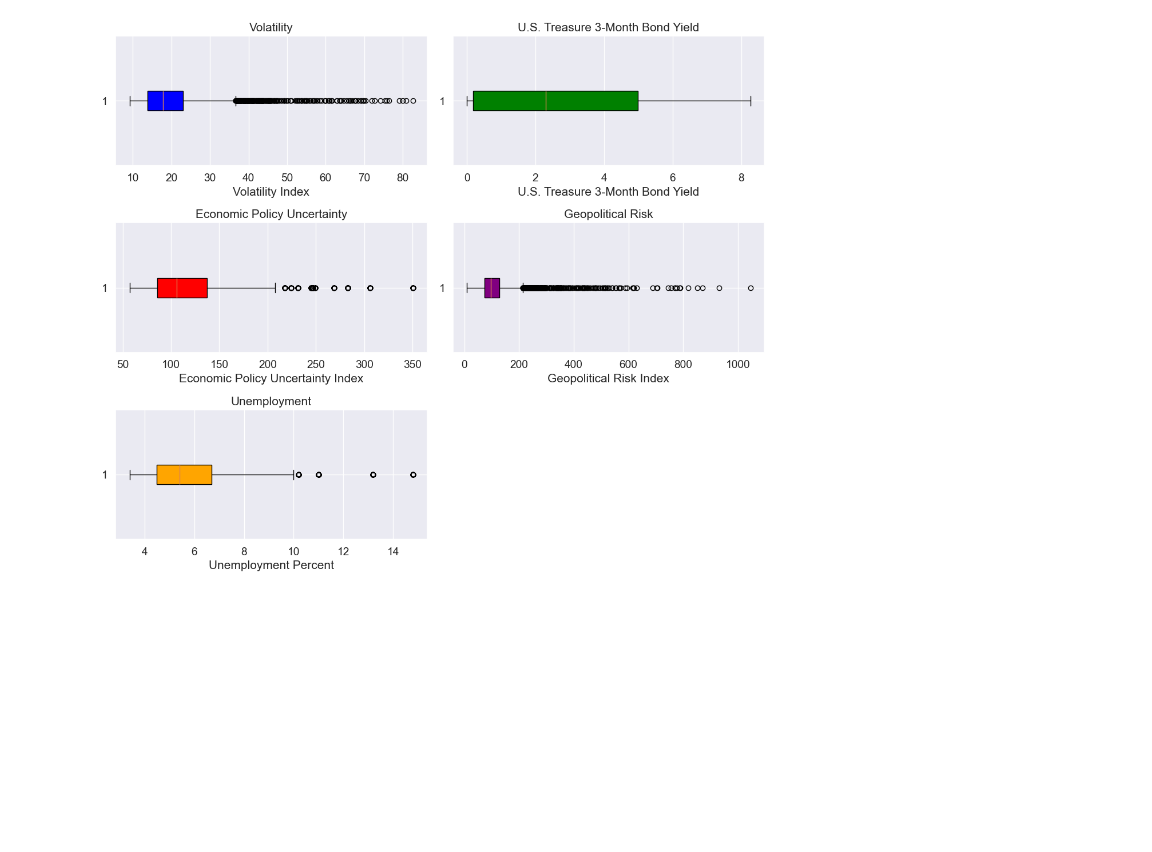
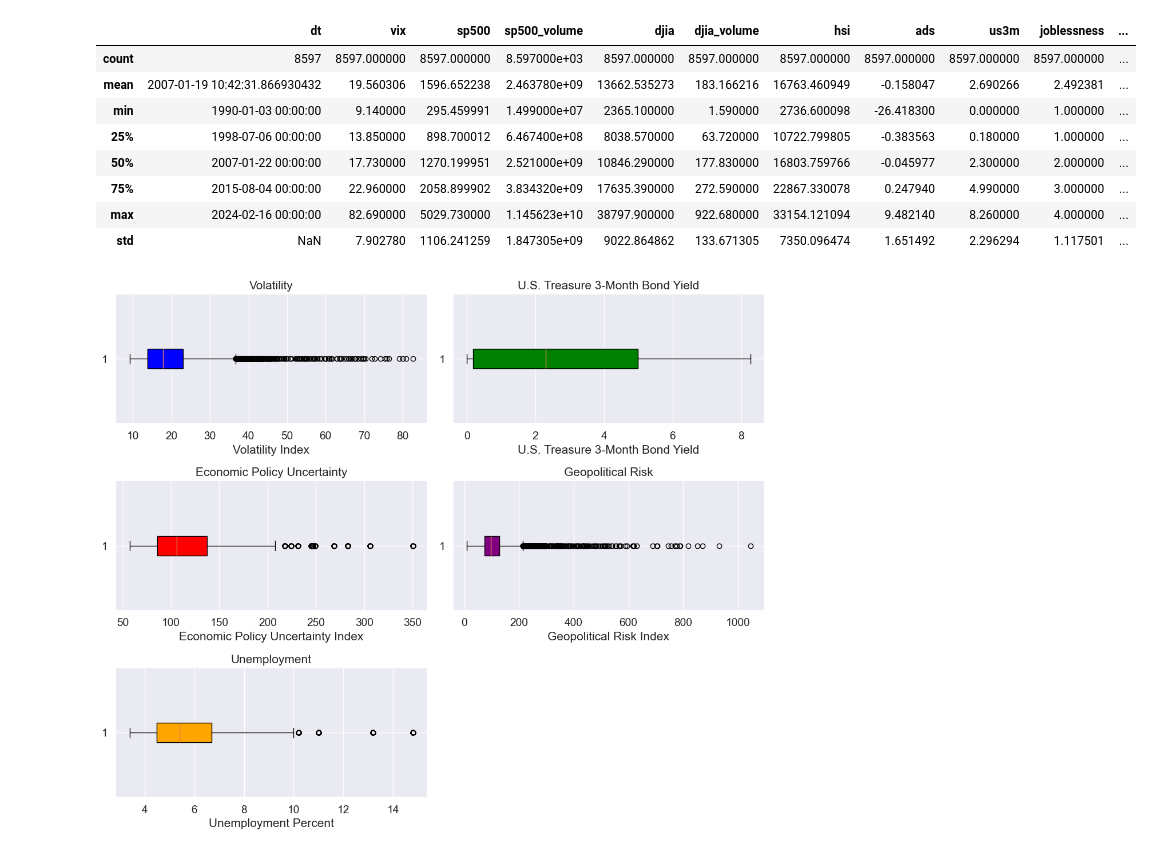
Before and after one commit to INFO-523-F25/final-project-team-5, a Jupyter notebook: utils/data_prep_graphs_test.ipynb, the cells around one changed output. Cells and saved outputs as stored; diff of their text form; code cells hidden in the pictures; blank space fills up the shorter version.

Commit message:
Added Descriptive Statistics to the EDA

```diff
--- a/utils/data_prep_graphs_test.ipynb
+++ b/utils/data_prep_graphs_test.ipynb
@@ -1 +68,14 @@
+# %%
+# Returning Descriptive Statistics on the Data
+stock_data_final.describe()
+# %% [output]
+|  | dt | vix | sp500 | sp500_volume | djia | djia_volume | hsi | ads | us3m | joblessness | ... |
+| count | 8597 | 8597.000000 | 8597.000000 | 8.597000e+03 | 8597.000000 | 8597.000000 | 8597.000000 | 8597.000000 | 8597.000000 | 8597.000000 | ... |
+| mean | 2007-01-19 10:42:31.866930432 | 19.560306 | 1596.652238 | 2.463780e+09 | 13662.535273 | 183.166216 | 16763.460949 | -0.158047 | 2.690266 | 2.492381 | ... |
+| min | 1990-01-03 00:00:00 | 9.140000 | 295.459991 | 1.499000e+07 | 2365.100000 | 1.590000 | 2736.600098 | -26.418300 | 0.000000 | 1.000000 | ... |
+| 25% | 1998-07-06 00:00:00 | 13.850000 | 898.700012 | 6.467400e+08 | 8038.570000 | 63.720000 | 10722.799805 | -0.383563 | 0.180000 | 1.000000 | ... |
+| 50% | 2007-01-22 00:00:00 | 17.730000 | 1270.199951 | 2.521000e+09 | 10846.290000 | 177.830000 | 16803.759766 | -0.045977 | 2.300000 | 2.000000 | ... |
+| 75% | 2015-08-04 00:00:00 | 22.960000 | 2058.899902 | 3.834320e+09 | 17635.390000 | 272.590000 | 22867.330078 | 0.247940 | 4.990000 | 3.000000 | ... |
+| max | 2024-02-16 00:00:00 | 82.690000 | 5029.730000 | 1.145623e+10 | 38797.900000 | 922.680000 | 33154.121094 | 9.482140 | 8.260000 | 4.000000 | ... |
+| std | NaN | 7.902780 | 1106.241259 | 1.847305e+09 | 9022.864862 | 133.671305 | 7350.096474 | 1.651492 | 2.296294 | 1.117501 | ... |
 # %%
```
Also changed, not shown: parts of 3 cells of this notebook, 1 other file.
